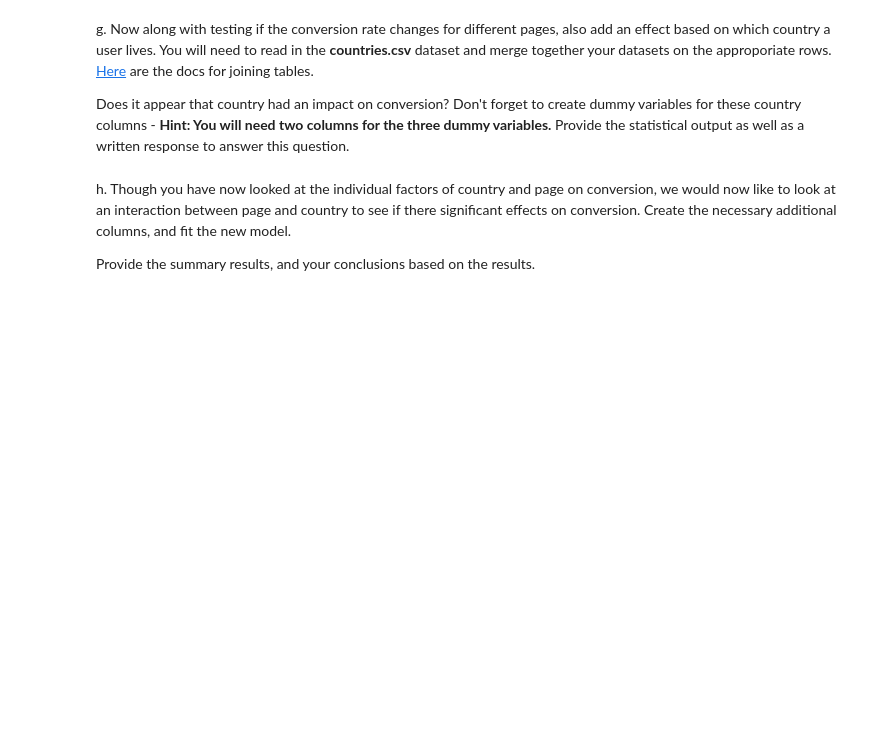
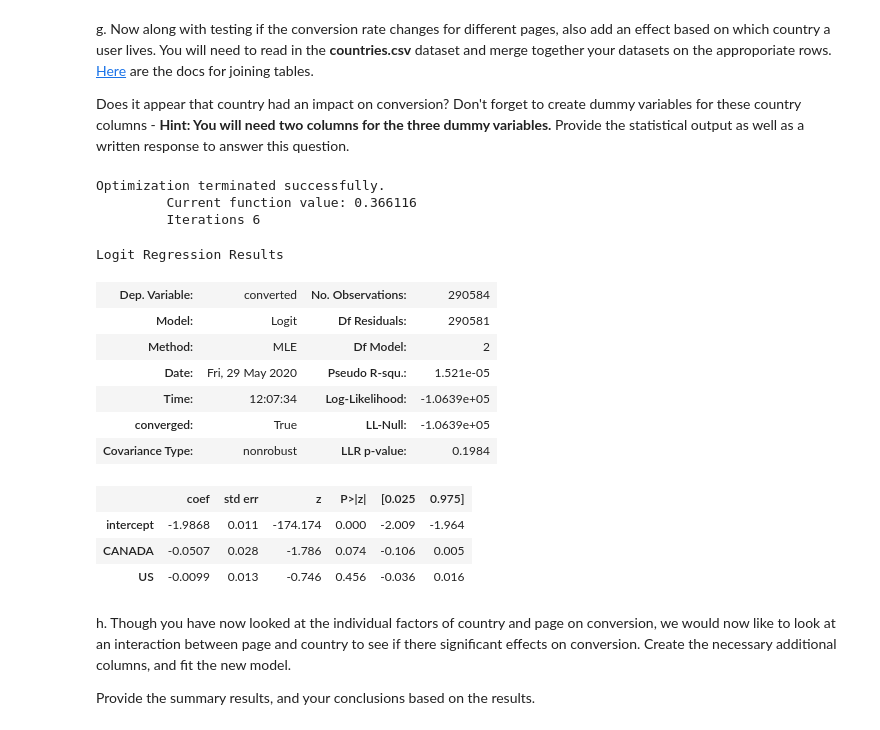
Before and after one commit to Mohamed-hanafy30/AB_testing_Udacity, a Jupyter notebook: Analyze_AB.ipynb, the cells around one changed output. Saved outputs shown, nothing was run; the diff lists cells and outputs as text; code cells hidden in the pictures; blank space fills up the shorter version.

```diff
--- a/Analyze_AB.ipynb
+++ b/Analyze_AB.ipynb
@@ -363,6 +369,27 @@ df_new = countries_df.set_index('user_id').join(df2.set_index('user_id'), how='i
 # %%
 ### Create the necessary dummy variables
 df_new[['CANADA','UK','US']]=pd.get_dummies(df_new['country'])
+# %%
+### Fit Your Linear Model And Obtain the Results
+second_model = sm.Logit(df_new['converted'], df_new[['intercept', 'CANADA', 'US']])
+results = second_model.fit()
+results.summary()
+# %% [output]
+Optimization terminated successfully.
+         Current function value: 0.366116
+         Iterations 6
+Logit Regression Results
+| Dep. Variable: | converted | No. Observations: | 290584 |
+| Model: | Logit | Df Residuals: | 290581 |
+| Method: | MLE | Df Model: | 2 |
+| Date: | Fri, 29 May 2020 | Pseudo R-squ.: | 1.521e-05 |
+| Time: | 12:07:34 | Log-Likelihood: | -1.0639e+05 |
+| converged: | True | LL-Null: | -1.0639e+05 |
+| Covariance Type: | nonrobust | LLR p-value: | 0.1984 |
+|  | coef | std err | z | P>|z| | [0.025 | 0.975] |
+| intercept | -1.9868 | 0.011 | -174.174 | 0.000 | -2.009 | -1.964 |
+| CANADA | -0.0507 | 0.028 | -1.786 | 0.074 | -0.106 | 0.005 |
+| US | -0.0099 | 0.013 | -0.746 | 0.456 | -0.036 | 0.016 |
 # %% [markdown]
 h. Though you have now looked at the individual factors of country and page on conversion, we would now like to look at an interaction between page and country to see if there significant effects on conversion.  Create the necessary additional columns, and fit the new model.
 
```
Also changed, not shown: parts of 17 cells of this notebook, 1 other file.
